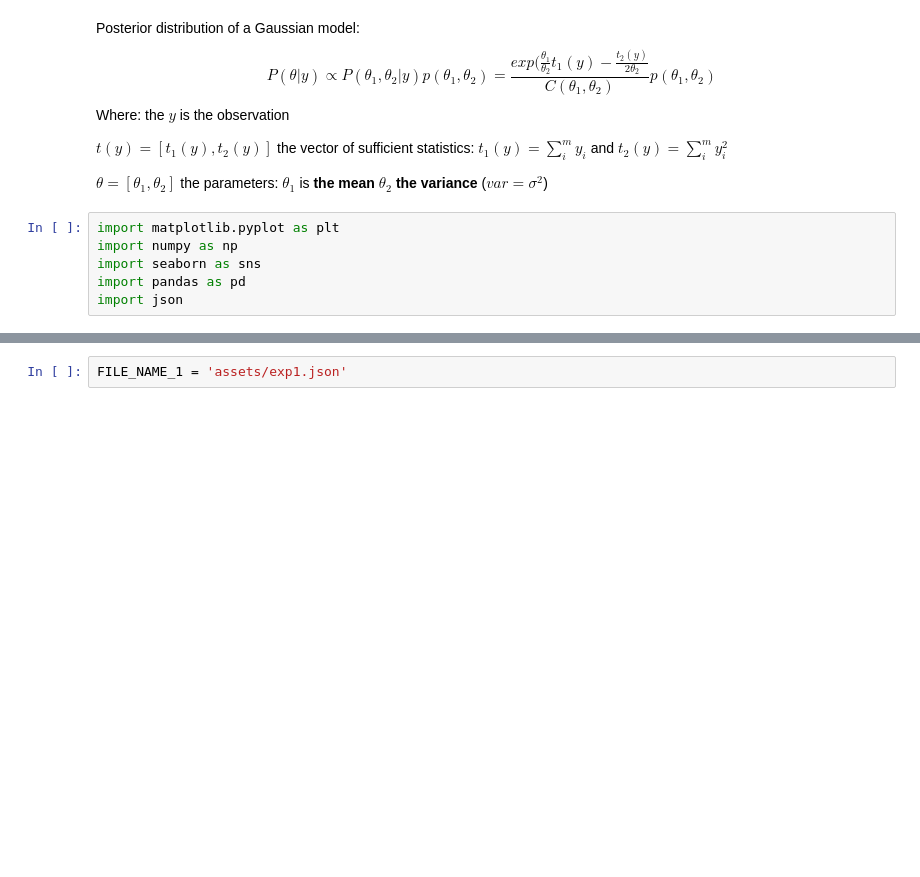
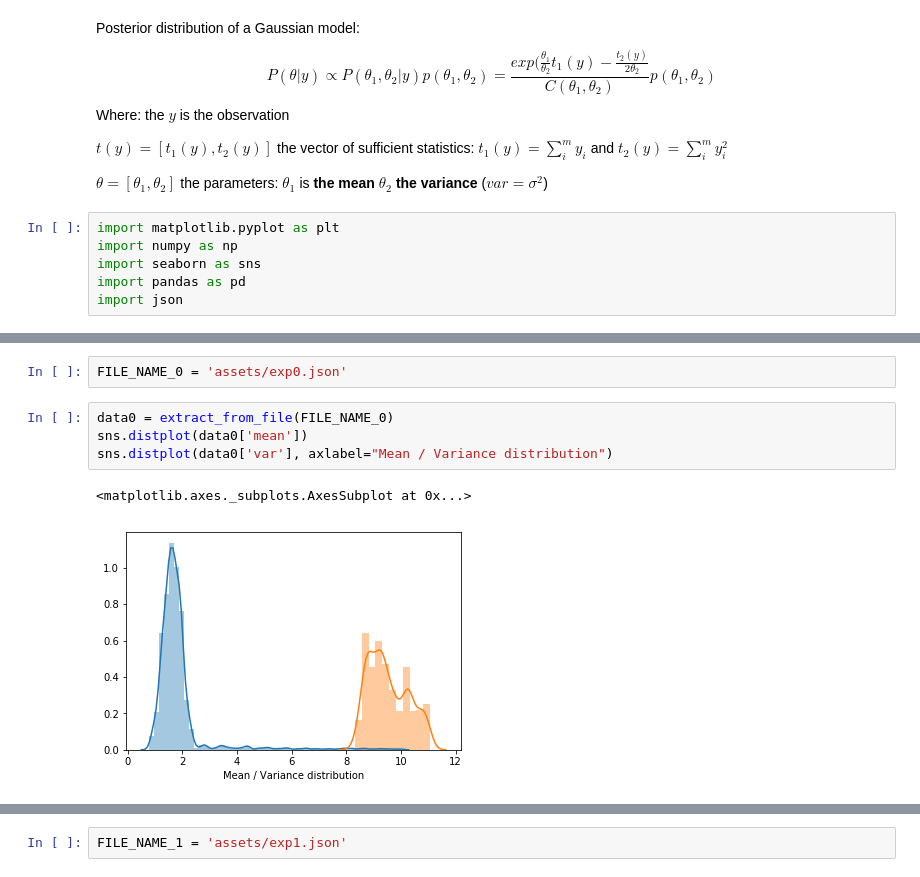
Before and after one commit to quentinl-c/abc-shadow, a Jupyter notebook: results/Normal/normal.ipynb, the cells around one changed output, grey strips where cells are left out. Drawn from its saved outputs; the diff is of its cells as text; blank space fills up the shorter version.

```diff
--- a/results/Normal/normal.ipynb
+++ b/results/Normal/normal.ipynb
@@ -30,0 +75,9 @@ def sample(df, by):
+# %%
+FILE_NAME_0 = 'assets/exp0.json'
+# %%
+data0 = extract_from_file(FILE_NAME_0)
+sns.distplot(data0['mean'])
+sns.distplot(data0['var'], axlabel="Mean / Variance distribution")
+# %% [output]
+<matplotlib.axes._subplots.AxesSubplot at 0x...>
+[figure, added]
```
Also changed, not shown: parts of 20 cells of this notebook, 3 other files.
